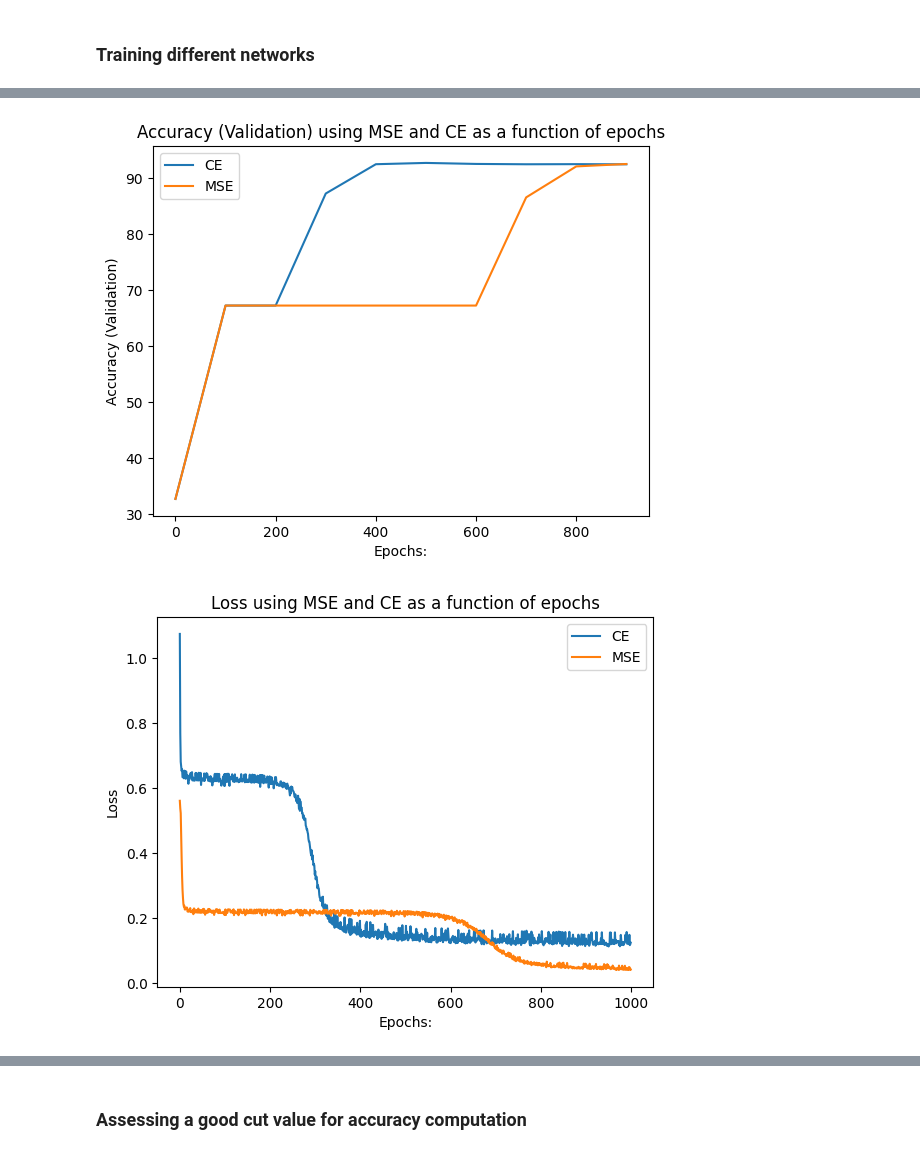
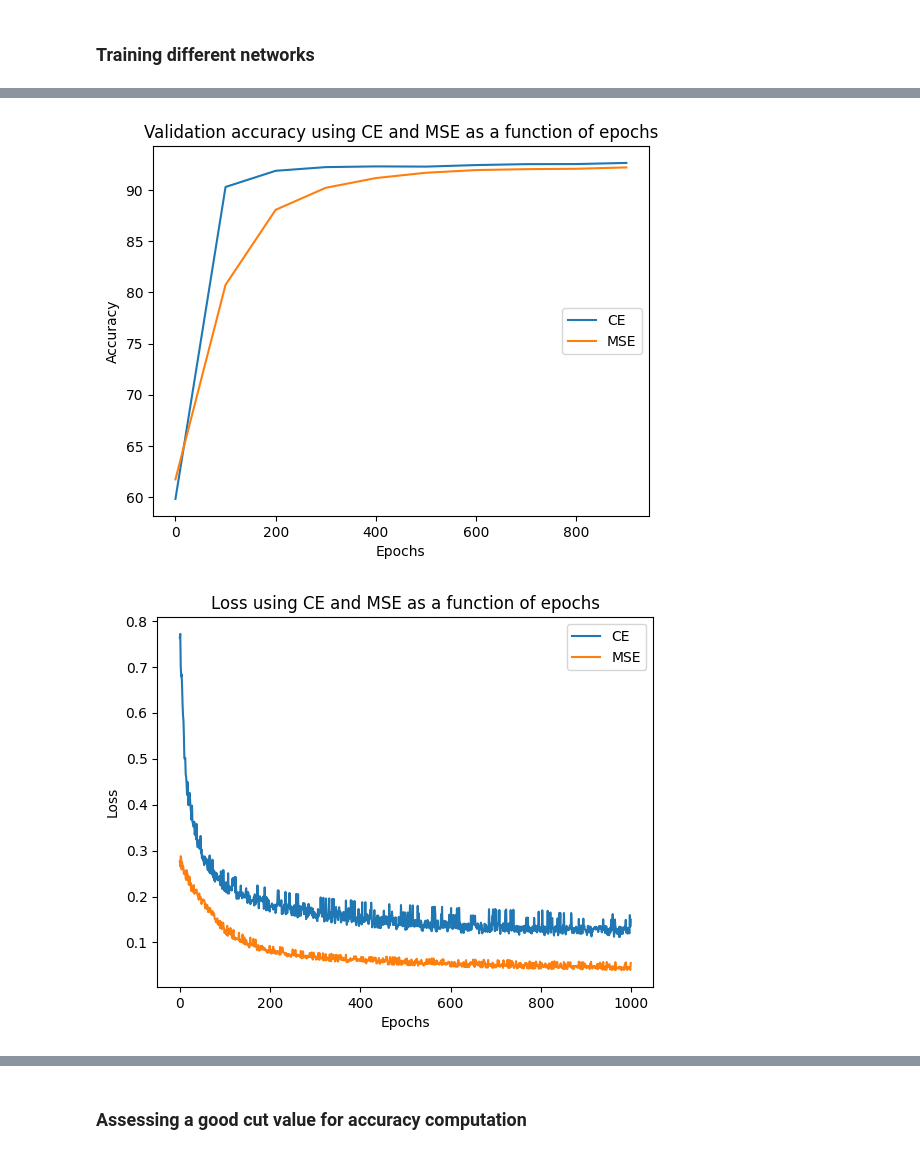
Before and after one commit to Cyrjl/Make-of-neural-network-with-numpy, a Jupyter notebook: Wild2_Final_NeuralNet.ipynb, the cells around one changed output, grey strips where cells are left out. Cells and saved outputs as stored; diff of their text form; code cells hidden in the pictures.

```diff
--- a/Wild2_Final_NeuralNet.ipynb
+++ b/Wild2_Final_NeuralNet.ipynb
@@ -34,30 +33,31 @@ lines_train: int = 20000
 lines_val: int = 10000
 
 # Different types of dataset for training, validation and testing
-dataset_train = pd.read_csv('dataset_modif2.csv', usecols=np.arange(0,12), nrows=lines_train)
+dataset_train = pd.read_csv('dataset.csv', usecols=np.arange(0,12), nrows=lines_train)
 # The data is normalized to avoid variables with high values
 norm_dataset_train = (dataset_train.values - np.min(dataset_train.values)) / (np.max(dataset_train.values) - np.min(dataset_train.values))
 
-dataset_val = pd.read_csv('dataset_modif2.csv', usecols=np.arange(0,12), skiprows=lines_train+1, nrows=lines_val)
+dataset_val = pd.read_csv('dataset.csv', usecols=np.arange(0,12), skiprows=lines_train+1, nrows=lines_val)
 norm_dataset_val = (dataset_val.values - np.min(dataset_val.values)) / (np.max(dataset_val.values) - np.min(dataset_val.values))
 
-dataset_test = pd.read_csv('dataset_modif2.csv', usecols=np.arange(0,12), skiprows=lines_train+lines_val+1, nrows=lines_val)
+dataset_test = pd.read_csv('dataset.csv', usecols=np.arange(0,12), skiprows=lines_train+lines_val+1, nrows=lines_val)
 norm_dataset_test = (dataset_test.values - np.min(dataset_test.values)) / (np.max(dataset_test.values) - np.min(dataset_test.values))
 
 # Labels for training, validation and testing
-labels_train = pd.read_csv('dataset_modif2.csv', usecols=["label"], nrows=lines_train)
-labels_val = pd.read_csv('dataset_modif2.csv', usecols=[13], skiprows=lines_train+1, nrows=lines_val)
-labels_test = pd.read_csv('dataset_modif2.csv', usecols=[13], skiprows=lines_train+lines_val+1, nrows=lines_val)
+labels_train = pd.read_csv('dataset.csv', usecols=[13], nrows=lines_train) # labels in column 13
+labels_val = pd.read_csv('dataset.csv', usecols=[13], skiprows=lines_train+1, nrows=lines_val)
+labels_test = pd.read_csv('dataset.csv', usecols=[13], skiprows=lines_train+lines_val+1, nrows=lines_val)
 
 # New labels for binary classification
-# 0 -> 1 and 1,2 -> 0
+# Before : signal has label 0, background has label 1 or 2
+# After : signal has label 1, background has label 0
 bin_labels_train = np.where(labels_train.values == 0, 1, 0)
 bin_labels_val = np.where(labels_val.values == 0, 1, 0)
 bin_labels_test = np.where(labels_test.values == 0, 1, 0)
 
 # Predictions from a previous work using the same dataset
-article_val = pd.read_csv('dataset_modif2.csv', usecols=[12], skiprows=lines_train+1, nrows=lines_val)
-article_test = pd.read_csv('dataset_modif2.csv', usecols=[12], skiprows=lines_train+lines_val+1, nrows=lines_val)
+article_val = pd.read_csv('dataset.csv', usecols=[12], skiprows=lines_train+1, nrows=lines_val)
+article_test = pd.read_csv('dataset.csv', usecols=[12], skiprows=lines_train+lines_val+1, nrows=lines_val)
 # %% [markdown]
 ### Training different networks
 # %%
@@ -141,35 +146,41 @@ Epoch =  900 Loss = 0.209 Acc = 92.510
 --------------------------------------
 # %%
+# Plots of training accuracy, validation accuracy, training loss and predictions using CE and MSE
+
+# Training accuracy
 plt.plot(Train_res_CE[1], label='CE')
 plt.plot(Train_res_MSE[1], label='MSE')
-plt.ylabel('Accuracy (Training)')
-plt.xlabel("Epochs:")
-plt.title('Accuracy (Training) using MSE and CE as a function of epochs')
+plt.ylabel('Accuracy')
+plt.xlabel('Epochs')
+plt.title('Training accuracy using CE and MSE as a function of epochs')
+plt.legend(loc='center right')
+plt.show()
+
+# Validation accuracy
+plt.plot(np.arange(0, epochs, 100), Train_res_CE[5], label='CE')
+plt.plot(np.arange(0, epochs, 100), Train_res_MSE[5], label='MSE')
+plt.ylabel('Accuracy')
+plt.xlabel('Epochs')
+plt.title('Validation accuracy using CE and MSE as a function of epochs')
+plt.legend(loc='center right')
+plt.show()
+
+# Training loss
+plt.plot(Train_res_CE[0], label='CE')
+plt.plot(Train_res_MSE[0], label='MSE')
+plt.ylabel('Loss')
+plt.xlabel('Epochs')
+plt.title('Loss using CE and MSE as a function of epochs')
 plt.legend()
 plt.show()
 
-plt.plot(np.arange(0, epochs, 100), Train_res_CE[5], label='CE')
-plt.plot(np.arange(0, epochs, 100), Train_res_MSE[5], label='MSE')
-plt.ylabel('Accuracy (Validation)')
-plt.xlabel("Epochs:")
-plt.title('Accuracy (Validation) using MSE and CE as a function of epochs')
+# Predictions compared to actual labels
+plt.hist(Val_res_CE[3], histtype='step', bins=20, label='CE')
+plt.hist(Val_res_MSE[3], histtype='step', bins=20, label='MSE')
+plt.hist(Val_res_CE[2], histtype='bar', bins=19, alpha=0.2, label='Actual')
+plt.xlabel('Predictions')
+plt.ylabel('Counts')
+plt.title('Predictions using CE and MSE')
 plt.legend()
 plt.show()
-
-plt.plot(Train_res_CE[0], label='CE')
-plt.plot(Train_res_MSE[0], label='MSE')
-plt.ylabel('Loss')
-plt.xlabel("Epochs:")
-plt.title('Loss using MSE and CE as a function of epochs')
-plt.legend()
-plt.show()
-
-plt.hist(Val_res_CE[2], histtype='bar', bins=20, alpha=0.3, label='Actual')
-plt.hist(Val_res_CE[3], histtype='step', bins=20, label='CE')
-plt.hist(Val_res_MSE[3], histtype='step', bins=20, label='MSE')
-plt.xlabel("Predictions")
-plt.ylabel("Counts")
-plt.title('Predictions using MSE and CE')
-plt.legend()
-plt.show()
 # %% [output]
@@ -177,2 +188,2 @@ plt.show()
-[figure, old version]
+[figure, new version]
-[figure, old version]
+[figure, new version]
```
Also changed, not shown: parts of 11 cells of this notebook.
